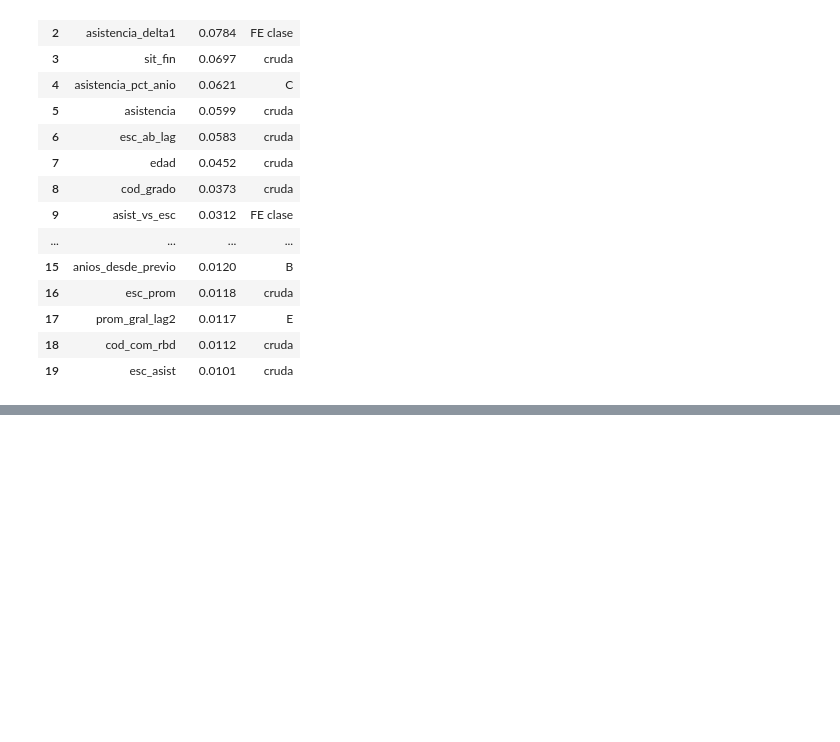
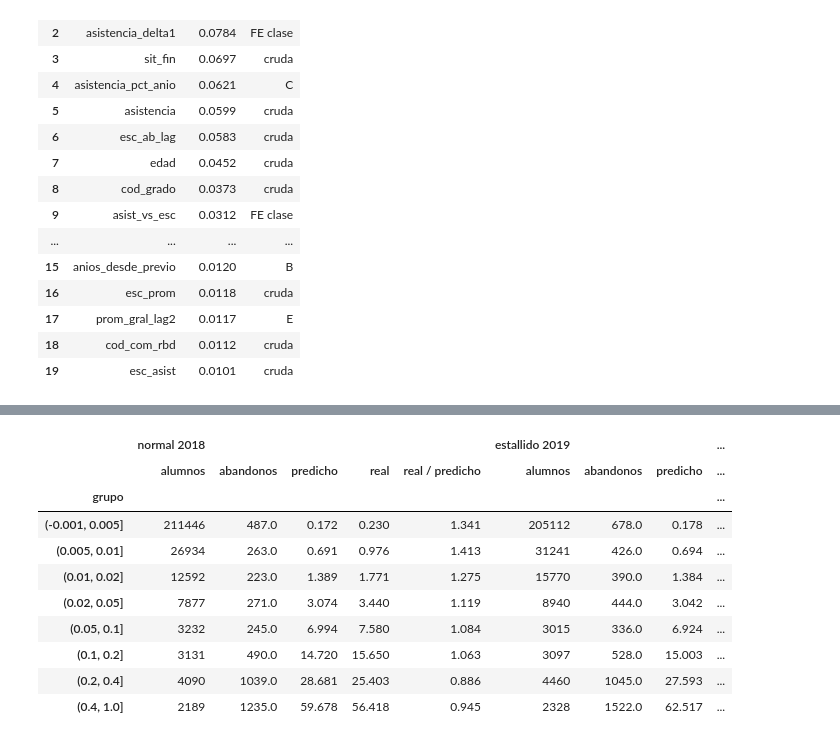
Before and after one commit to OsvaldoFernandez/acd-minedu, a Jupyter notebook: desafio.ipynb, the cells around one changed output, grey strips where cells are left out. Saved outputs shown, nothing was run; the diff lists cells and outputs as text; code cells hidden in the pictures; blank space fills up the shorter version.

Commit message:
Decisión de features, modelos finales y diagnóstico de calibración por año
Co-Authored-By: Claude Opus 5.5 <noreply@anthropic.com>

```diff
--- a/desafio.ipynb
+++ b/desafio.ipynb
@@ -354,0 +399,12 @@ Lo que sigue depende de esta decisión:
+# %%
+FINAL = BASE + GRUPOS["C"]
+VARIANTES = {"sin E": FINAL, "con E": FINAL + GRUPOS["E"]}
+
+foto = poblacion(d_raw)
+foto = foto[foto["agno"] == 2021].copy()
+modelos = {}
+for nombre, cols in VARIANTES.items():
+    modelos[nombre] = entrenar(d_raw, cols, 2015, 2020)
+    foto[f"p {nombre}"] = modelos[nombre].predict(foto[cols])
+
+foto[["p sin E", "p con E"]].describe(percentiles=[.5, .9, .99, .999]).T.round(4)
@@ -354,0 +450,17 @@ Lo que sigue depende de esta decisión:
+# %%
+CORTES = [0, .005, .01, .02, .05, .1, .2, .4, 1]
+CALIB = {"normal 2018": (2015, 2017, 2018), "estallido 2019": (2015, 2018, 2019), "pandemia 2020": (2015, 2019, 2020)}
+
+
+def predecir_backtest(cols, desde, hasta, test):
+    m = entrenar(d_raw, cols, desde, hasta)
+    te = poblacion(d_raw)
+    te = te[te["agno"] == test]
+    return te["abandono_t1"].to_numpy(), m.predict(te[cols])
+
+
+bt = {nombre: predecir_backtest(FINAL, *v) for nombre, v in CALIB.items()}
+
+pd.DataFrame({nombre: {"tasa real (%)": 100 * y.mean(), "tasa predicha (%)": 100 * p.mean(),
+                       "real / predicho": y.mean() / p.mean(), "AUC": roc_auc_score(y, p)}
+              for nombre, (y, p) in bt.items()}).round(4)
@@ -354,0 +473,24 @@ Lo que sigue depende de esta decisión:
+# %%
+def por_grupo(y, p):
+    t = (pd.DataFrame({"y": y, "p": p, "grupo": pd.cut(p, CORTES, include_lowest=True)})
+         .groupby("grupo", observed=True)
+         .agg(alumnos=("y", "size"), abandonos=("y", "sum"), predicho=("p", "mean"), real=("y", "mean")))
+    t["real / predicho"] = t["real"] / t["predicho"]
+    return t
+
+
+grupos = pd.concat({nombre: por_grupo(y, p) for nombre, (y, p) in bt.items()}, axis=1)
+grupos.loc[:, (slice(None), ["predicho", "real"])] *= 100
+grupos.round(3)
+# %% [output]
+|  | normal 2018 |  |  |  |  | estallido 2019 |  |  | ... |
+|  | alumnos | abandonos | predicho | real | real / predicho | alumnos | abandonos | predicho | ... |
+| grupo |  |  |  |  |  |  |  |  | ... |
+| (-0.001, 0.005] | 211446 | 487.0 | 0.172 | 0.230 | 1.341 | 205112 | 678.0 | 0.178 | ... |
+| (0.005, 0.01] | 26934 | 263.0 | 0.691 | 0.976 | 1.413 | 31241 | 426.0 | 0.694 | ... |
+| (0.01, 0.02] | 12592 | 223.0 | 1.389 | 1.771 | 1.275 | 15770 | 390.0 | 1.384 | ... |
+| (0.02, 0.05] | 7877 | 271.0 | 3.074 | 3.440 | 1.119 | 8940 | 444.0 | 3.042 | ... |
+| (0.05, 0.1] | 3232 | 245.0 | 6.994 | 7.580 | 1.084 | 3015 | 336.0 | 6.924 | ... |
+| (0.1, 0.2] | 3131 | 490.0 | 14.720 | 15.650 | 1.063 | 3097 | 528.0 | 15.003 | ... |
+| (0.2, 0.4] | 4090 | 1039.0 | 28.681 | 25.403 | 0.886 | 4460 | 1045.0 | 27.593 | ... |
+| (0.4, 1.0] | 2189 | 1235.0 | 59.678 | 56.418 | 0.945 | 2328 | 1522.0 | 62.517 | ... |
```
Also changed, not shown: parts of 15 cells of this notebook, 1 other file.
